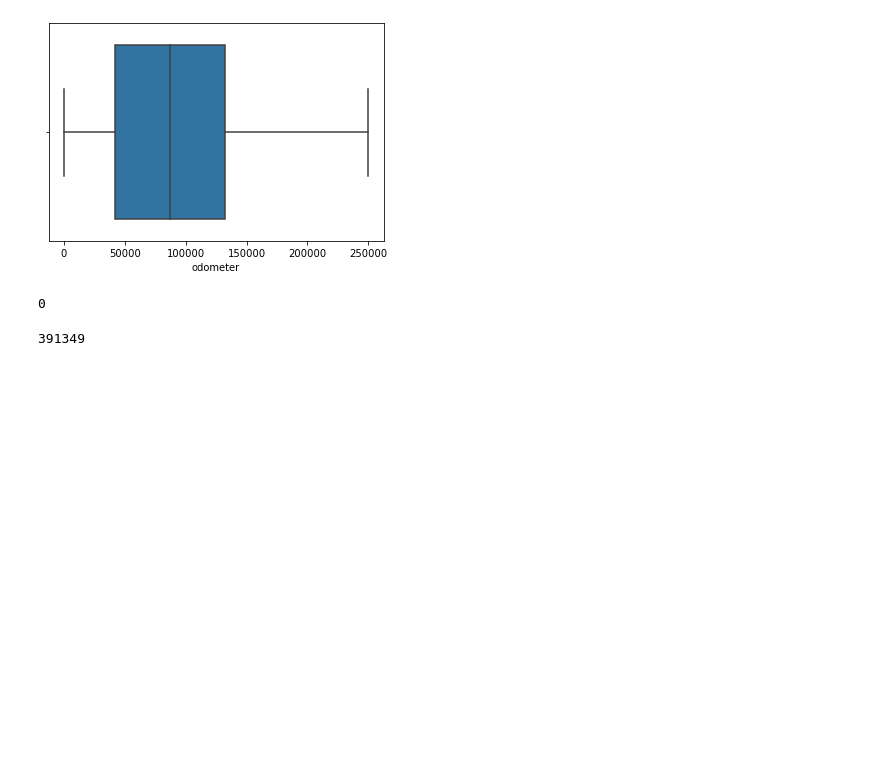
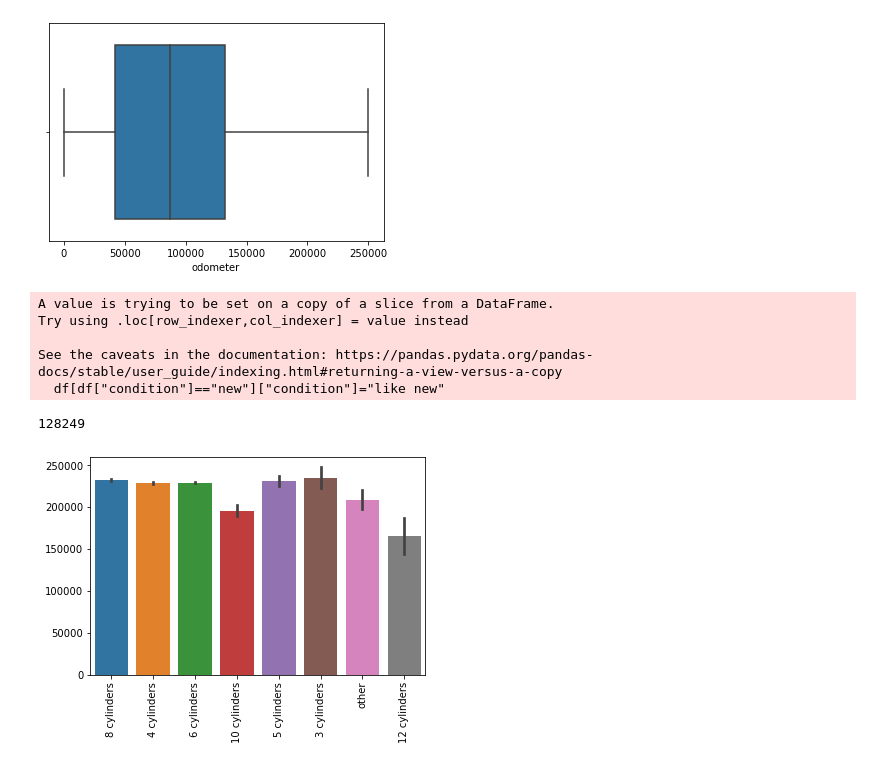
Before and after one commit to vkhanderao/Used-Cars-Price-Prediction, a Jupyter notebook: Code/Code (2).ipynb, the cells around one changed output. Cells and saved outputs as stored; diff of their text form; code cells hidden in the pictures; blank space fills up the shorter version.

```diff
--- a/Code/Code (2).ipynb
+++ b/Code/Code (2).ipynb
@@ -156,3 +155,21 @@ sns.boxplot(df['odometer'])
 # %% [output]
 <AxesSubplot:xlabel='odometer'>
 [figure]
+# %%
+df[df["condition"]=="new"]["condition"]="like new"
+# %% [output]
+A value is trying to be set on a copy of a slice from a DataFrame.
+Try using .loc[row_indexer,col_indexer] = value instead
+
+See the caveats in the documentation: https://pandas.pydata.org/pandas-docs/stable/user_guide/indexing.html#returning-a-view-versus-a-copy
+  df[df["condition"]=="new"]["condition"]="like new"
+# %%
+odo_mean_excellent=df[df['condition'] == 'excellent']['odometer'].mean()
+odo_mean_good=df[df['condition'] == 'good']['odometer'].mean()
+odo_mean_salvage=df[df['condition'] == 'salvage']['odometer'].mean()
+odo_mean_fair=df[df['condition'] == 'fair']['odometer'].mean()
+odo_mean_like_new=df[df['condition'] == 'like new']['odometer'].mean()
+# %%
+df.loc[df['odometer'] <= odo_mean_like_new, 'condition'] = df.loc[df['odometer'] <= odo_mean_like_new, 'condition'].fillna('like new')
+# %%
+df.loc[df['odometer'] >= odo_mean_fair, 'condition'] = df.loc[df['odometer'] >= odo_mean_fair, 'condition'].fillna('fair')
@@ -159,8 +188,9 @@ sns.boxplot(df['odometer'])
 # %%
-df['odometer'].isna().sum()
+df.cylinders.isna().sum()
 # %% [output]
-0
+128249
-# %%
-len(df)
-# %% [output]
-391349
+# %%
+sns.barplot(y=df['cylinders'].index, x=df['cylinders'].values)
+plt.show()
+# %% [output]
+[figure, added]
```
Also changed, not shown: parts of 31 cells of this notebook.
